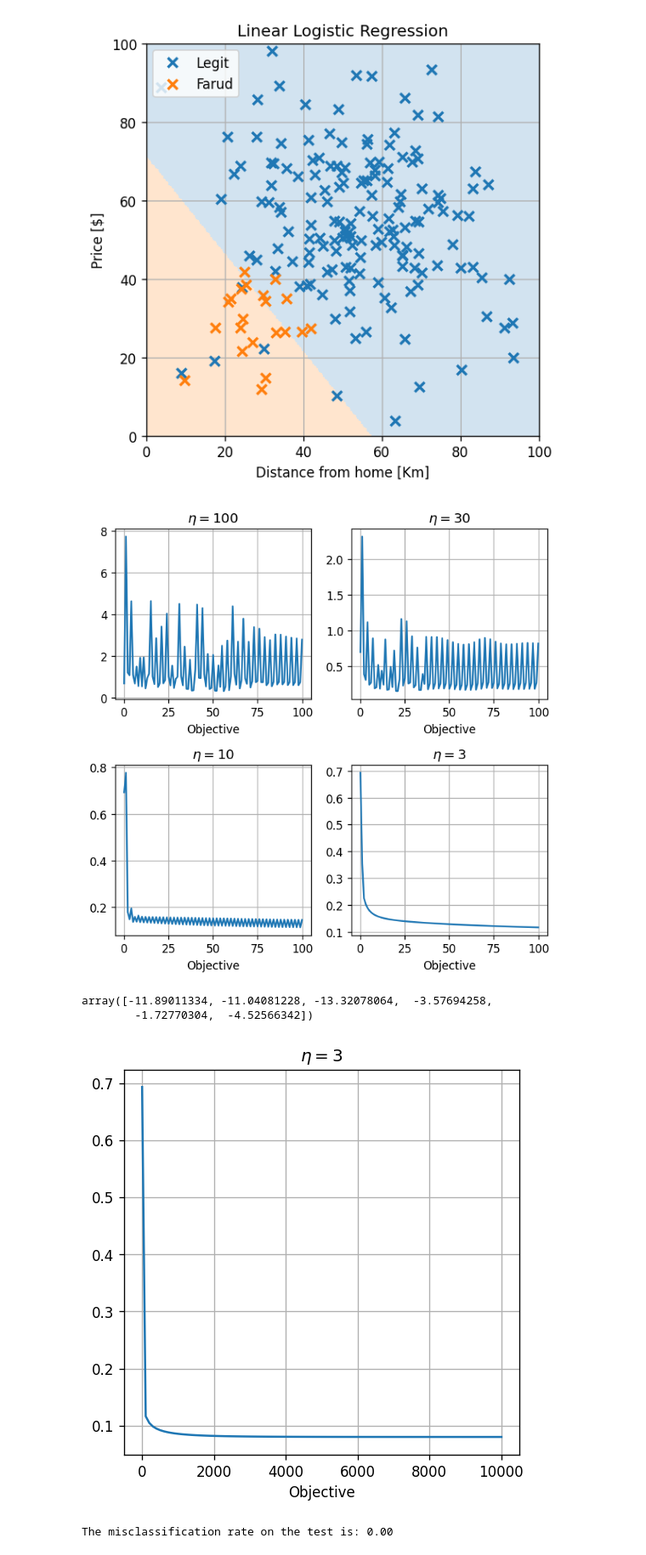
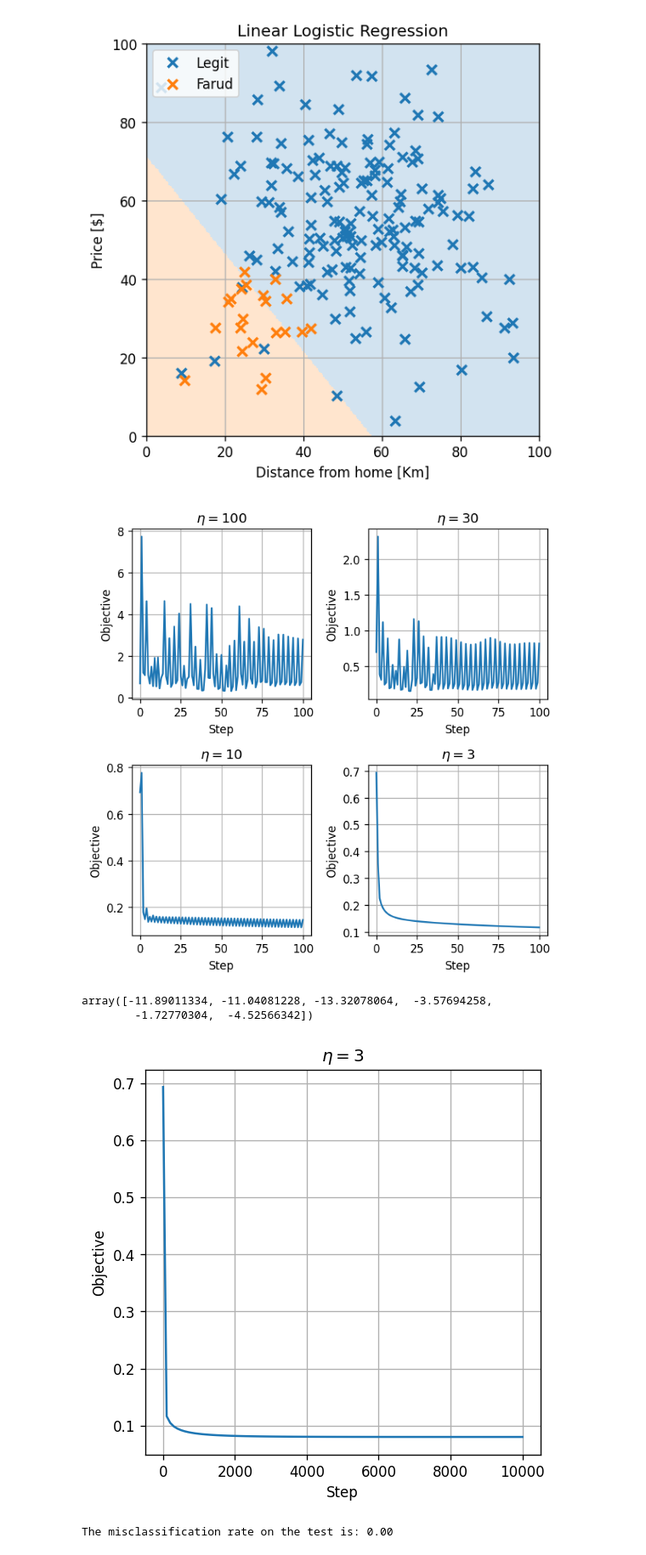
Before and after one commit to technion046195/technion046195, a Jupyter notebook: content/lecture07/code.ipynb, the cells around one changed output. Shown at 85% size. Drawn from its saved outputs; the diff is of its cells as text; code cells hidden in the pictures.

```diff
--- a/content/lecture07/code.ipynb
+++ b/content/lecture07/code.ipynb
@@ -408,7 +408,7 @@ for i_eta, eta in enumerate(etas_list):
     ax.plot(iters_list, objective_list)
     ax.set_title(r'$\eta={' + f'{eta:g}' + r'}$')
     ax.set_xlabel('Step')
-    ax.set_xlabel('Objective')
+    ax.set_ylabel('Objective')
 fig.tight_layout()
 fig.savefig('./output/transactions_single_selecting_eta.png', dpi=240)
 # %% [output]
@@ -490,38 +490,38 @@ for i_eta, eta in enumerate(etas_list):
     ax.plot(iters_list, objective_list)
     ax.set_title(r'$\eta={' + f'{eta:g}' + r'}$')
     ax.set_xlabel('Step')
-    ax.set_xlabel('Objective')
+    ax.set_ylabel('Objective')
 fig.tight_layout()
 # %% [output]
-[figure, old version]
+[figure, new version]
 # %%
 eta = 3e0
 n_iters = 10000
 
 theta_list = basic_gradient_decent(objective_grad, eta, n_iters, x_train_full, y_train_full)
 
 iters_list = np.arange(0, n_iters + 1, 100)
 objective_list = []
 for i_iter in iters_list:
     objective_list.append(objective(aug(x_train_full), y_train_full, theta_list[i_iter]))
 objective_list = np.array(objective_list)
 
 ## Plot
 fig, ax = plt.subplots(figsize=(5, 5))
 ax.plot(iters_list, objective_list)
 ax.set_title(r'$\eta={' + f'{eta:g}' + r'}$')
 ax.set_xlabel('Step')
-ax.set_xlabel('Objective')
+ax.set_ylabel('Objective')
 
 theta = theta_list[-1]
 
 h_func = lambda x: model(aug(x), np.ones(x.shape[0], dtype=bool), theta) > 0.5
 
 theta
 # %% [output]
 array([-11.89011334, -11.04081228, -13.32078064,  -3.57694258,
         -1.72770304,  -4.52566342])
-[figure, old version]
+[figure, new version]
 # %%
 fig, ax = plt.subplots(figsize=(5, 5))
 ax.plot(x_train_full[~y_train_full, 0], x_train_full[~y_train_full, 1], 'x', label='Legit', ms=7, mew=2)
```
Also changed, not shown: parts of 2 cells of this notebook, 7 other files.
